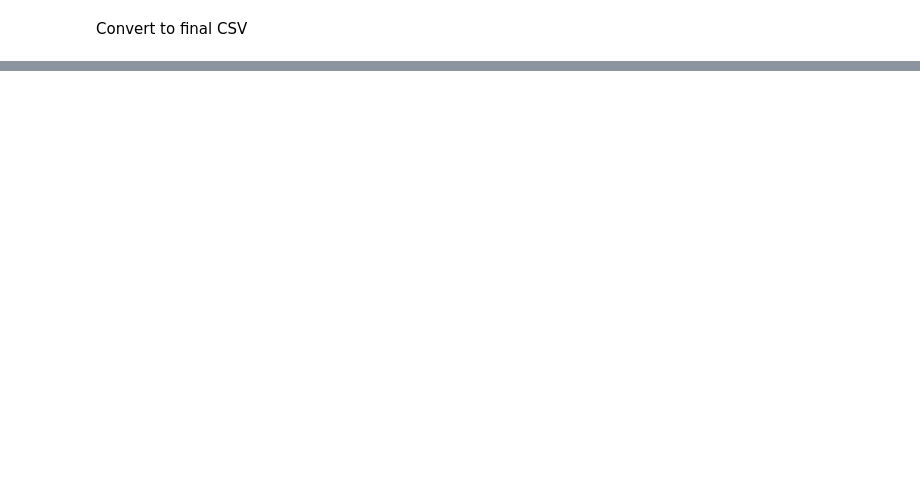
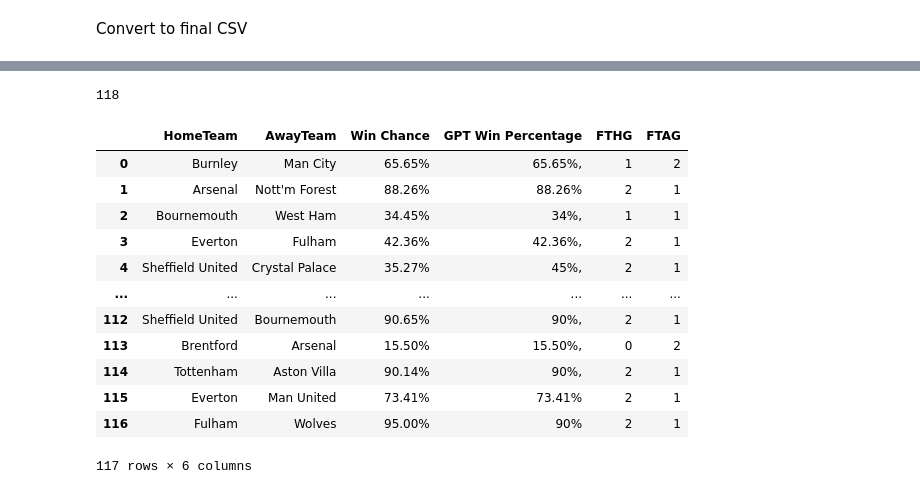
Before and after one commit to safinrashid/Predict-Premier-League, a Jupyter notebook: Predicting.ipynb, the cells around one changed output, grey strips where cells are left out. Saved outputs shown, nothing was run; the diff lists cells and outputs as text; code cells hidden in the pictures; blank space fills up the shorter version.

Commit message:
Updated gpt and resultant csv

```diff
--- a/Predicting.ipynb
+++ b/Predicting.ipynb
@@ -390,0 +368,18 @@ Fulham:Wolves 2-1
+# %%
+dictionaryOfPercentChances = {}
+dictionaryofScores = {}
+for matchup, value in dictionaryOfResults.items():
+    value = value.split()
+    chanceOfWinning = ''
+    scorePrediction = ''
+
+    for word in value:
+        if '%' in word:
+            chanceOfWinning = word
+        if '-' in word:
+            scorePrediction = word
+
+    dictionaryOfPercentChances[matchup] = chanceOfWinning
+    dictionaryofScores[matchup] = scorePrediction
+    print(matchup + ' ' + dictionaryOfPercentChances[matchup])
+    print(matchup + ' ' + dictionaryofScores[matchup])
@@ -430,0 +406,56 @@ CSV Created
+# %%
+csvData = []
+gptPercentageColumn = []
+gptHomeScoreColumn = []
+gptAwayScoreColumn = []
+print(len(dictionaryofScores))
+i = 0
+for (matchup, score), (matchup2, percentage) in zip(dictionaryofScores.items(), dictionaryOfPercentChances.items()):
+    if(i==117):
+        break
+    teamSplitList = matchup.split(':')
+    scoreSplitList = score.split('-')
+
+    if('.' in scoreSplitList[1]):
+        scoreSplitList[1] = scoreSplitList[1].replace('.', '')
+   # print(scoreSplitList)
+    if(not scoreSplitList[0] == ' '):
+        gptPercentageColumn.append(percentage)
+        gptHomeScoreColumn.append(scoreSplitList[0])
+        gptAwayScoreColumn.append(scoreSplitList[1])
+    i+=1
+
+# for matchup, score in dictionaryofScores.items():
+#     teamSplitList = matchup.split(':')
+#     scoreSplitList = score.split('-')
+#     tempList = [teamSplitList[0], teamSplitList[1], scoreSplitList[0], scoreSplitList[1]]
+#     csvData.append(tempList)
+
+gptCSVPath = 'OUTPUT.csv'
+
+df = pd.read_csv(gptCSVPath)
+
+df['GPT Win Percentage'] = gptPercentageColumn
+
+df['FTHG'] = gptHomeScoreColumn
+
+df['FTAG'] = gptAwayScoreColumn
+
+df.to_csv(gptCSVPath, index=False)
+
+df
+# %% [output]
+118
+|  | HomeTeam | AwayTeam | Win Chance | GPT Win Percentage | FTHG | FTAG |
+| 0 | Burnley | Man City | 65.65% | 65.65%, | 1 | 2 |
+| 1 | Arsenal | Nott'm Forest | 88.26% | 88.26% | 2 | 1 |
+| 2 | Bournemouth | West Ham | 34.45% | 34%, | 1 | 1 |
+| 3 | Everton | Fulham | 42.36% | 42.36%, | 2 | 1 |
+| 4 | Sheffield United | Crystal Palace | 35.27% | 45%, | 2 | 1 |
+| ... | ... | ... | ... | ... | ... | ... |
+| 112 | Sheffield United | Bournemouth | 90.65% | 90%, | 2 | 1 |
+| 113 | Brentford | Arsenal | 15.50% | 15.50%, | 0 | 2 |
+| 114 | Tottenham | Aston Villa | 90.14% | 90%, | 2 | 1 |
+| 115 | Everton | Man United | 73.41% | 73.41% | 2 | 1 |
+| 116 | Fulham | Wolves | 95.00% | 90% | 2 | 1 |
+117 rows × 6 columns
```
Also changed, not shown: parts of 8 cells of this notebook, 1 other file.
